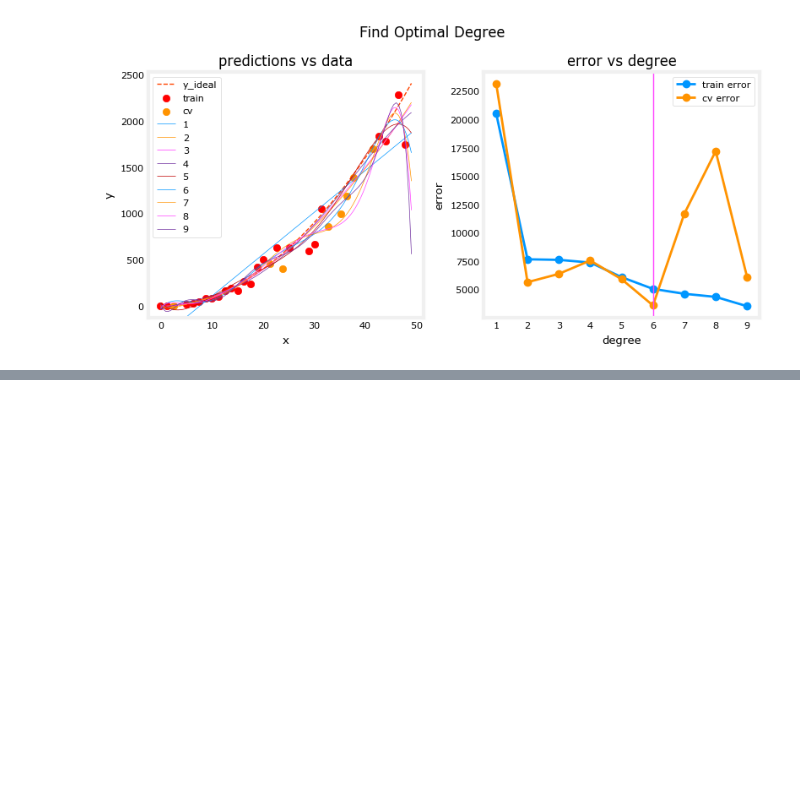
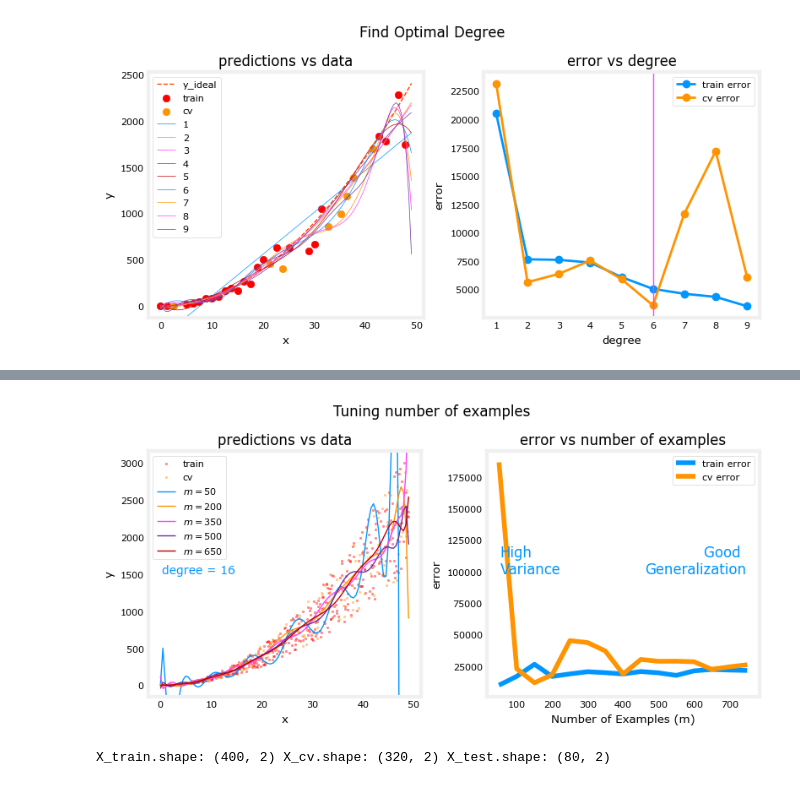
Before and after one commit to Hao-yiwen/2022-Machine-Learning-Specializatio, a Jupyter notebook: practise/Advanced Learning Algorithms/week3/practise_1_advice_apply_machine_learing.ipynb, the cells around one changed output, grey strips where cells are left out. Drawn from its saved outputs; the diff is of its cells as text; code cells hidden in the pictures; blank space fills up the shorter version.

```diff
--- a/practise/Advanced Learning Algorithms/week3/practise_1_advice_apply_machine_learing.ipynb
+++ b/practise/Advanced Learning Algorithms/week3/practise_1_advice_apply_machine_learing.ipynb
@@ -142,0 +166,12 @@ plt_optimal_degree(X_train, y_train,X_cv,y_cv,x,y_pred,x_ideal, y_ideal,
+# %%
+X_train, y_train, X_cv, y_cv, x, y_pred, err_train, err_cv, m_range,degree = tune_m()
+plt_tune_m(X_train, y_train, X_cv, y_cv, x, y_pred, err_train, err_cv, m_range, degree)
+# %% [output]
+[figure, added]
+# %%
+X, y, centers, classes, std = gen_blobs()
+X_train, X_, y_train, y_ = train_test_split(X,y,test_size=0.50, random_state=1)
+X_cv, X_test, y_cv, y_test = train_test_split(X_,y_,test_size=0.20, random_state=1)
+print("X_train.shape:", X_train.shape, "X_cv.shape:", X_cv.shape, "X_test.shape:", X_test.shape)
+# %% [output]
+X_train.shape: (400, 2) X_cv.shape: (320, 2) X_test.shape: (80, 2)
```
Also changed, not shown: parts of 8 cells of this notebook, 1 other file.
